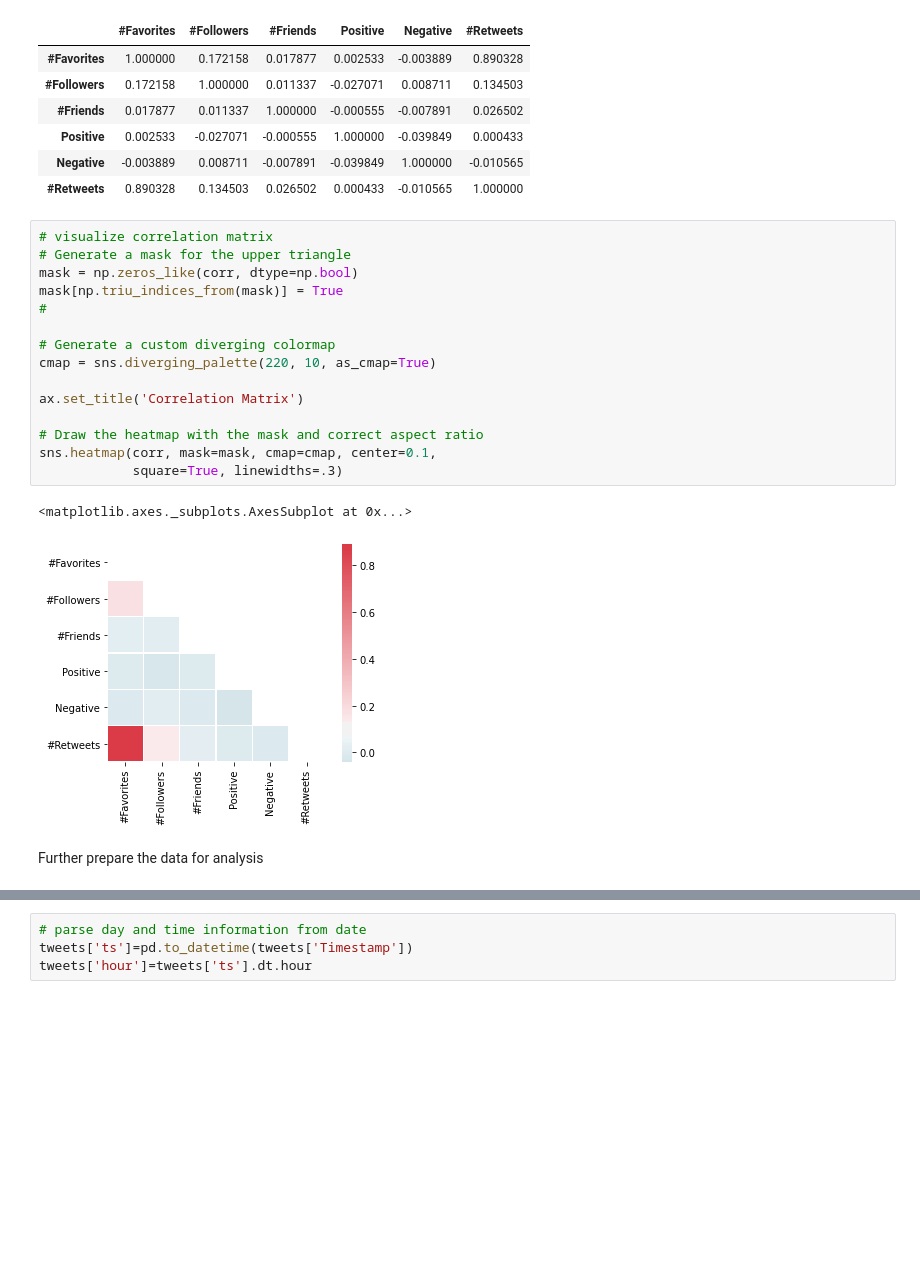
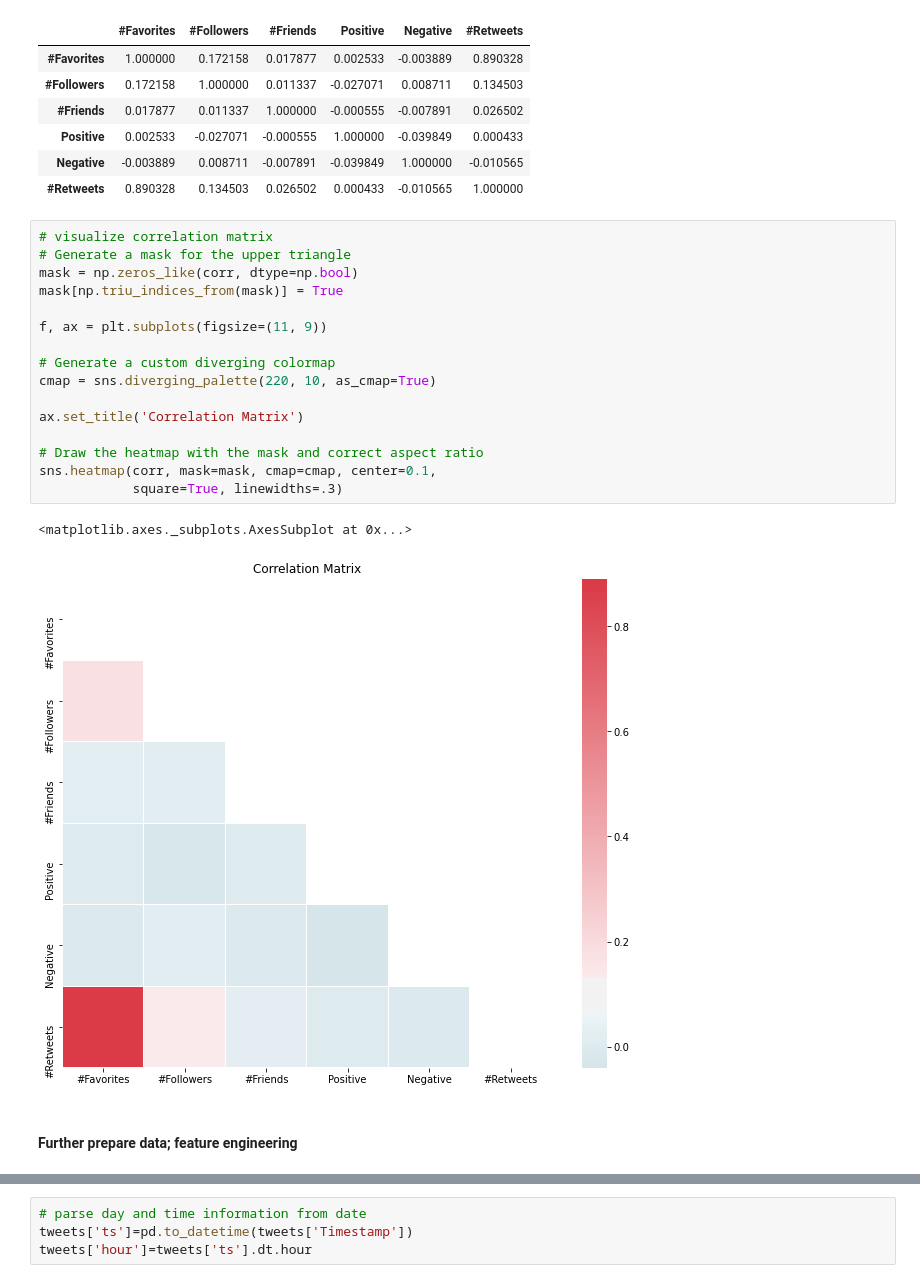
Before and after one commit to aud-z/COVID-19TwitterRetweetPrediction, a Jupyter notebook: Intro_to_AI_hw2_youyouz.ipynb, the cells around one changed output, grey strips where cells are left out. Saved outputs shown, nothing was run; the diff lists cells and outputs as text; blank space fills up the shorter version.

```diff
--- a/Intro_to_AI_hw2_youyouz.ipynb
+++ b/Intro_to_AI_hw2_youyouz.ipynb
@@ -168,23 +191,24 @@ corr
 # %%
 # visualize correlation matrix
 # Generate a mask for the upper triangle
 mask = np.zeros_like(corr, dtype=np.bool)
 mask[np.triu_indices_from(mask)] = True
-#
+
+f, ax = plt.subplots(figsize=(11, 9))
 
 # Generate a custom diverging colormap
 cmap = sns.diverging_palette(220, 10, as_cmap=True)
 
 ax.set_title('Correlation Matrix')
 
 # Draw the heatmap with the mask and correct aspect ratio
 sns.heatmap(corr, mask=mask, cmap=cmap, center=0.1,
             square=True, linewidths=.3)
 # %% [output]
 <matplotlib.axes._subplots.AxesSubplot at 0x...>
-[figure, old version]
+[figure, new version]
-# %% [markdown]
-Further prepare the data for analysis
+# %% [markdown]
+#### Further prepare data; feature engineering
 # %%
 # hot encode dummy variables for top mentions
 for i in top_mentions:
```
Also changed, not shown: parts of 55 cells of this notebook.
